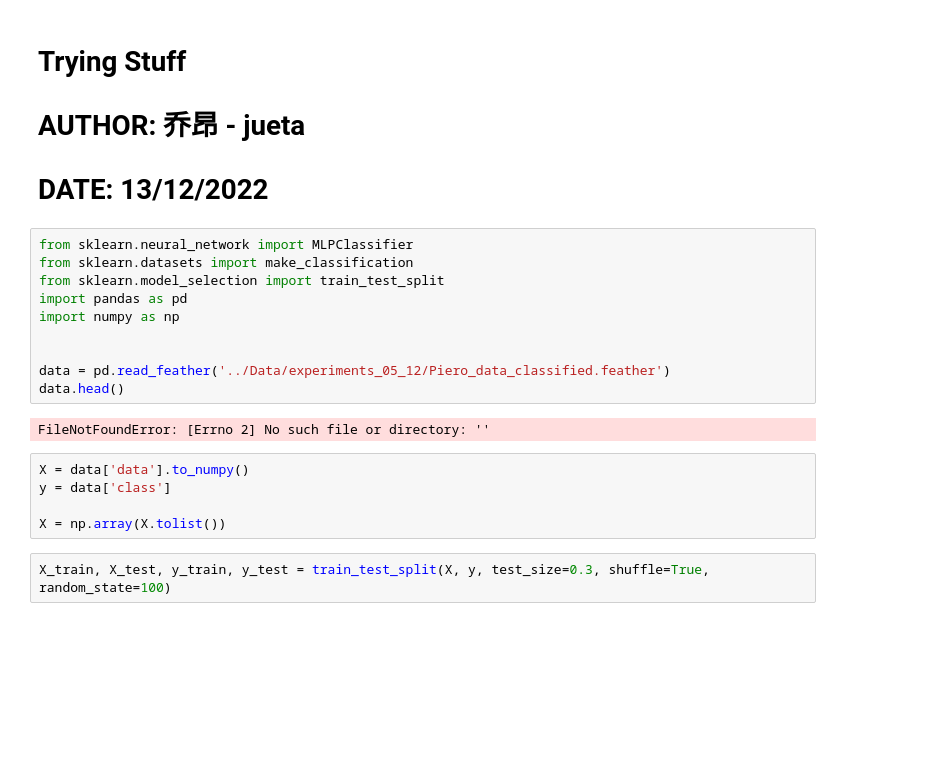
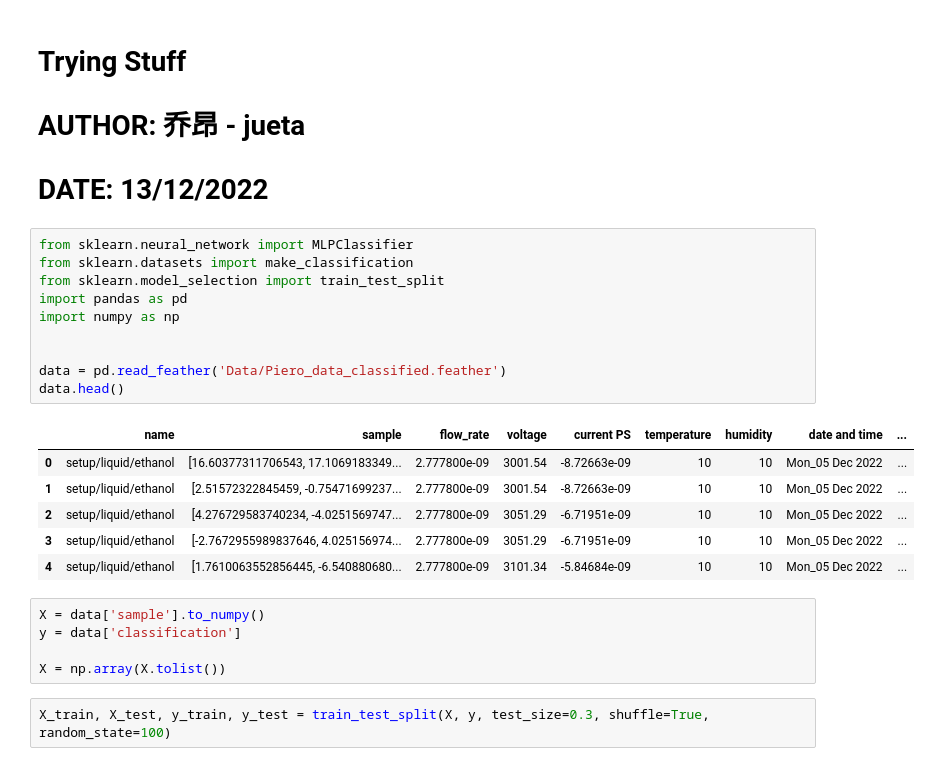
Before and after one commit to kgmuzungu/EHDA_library, a Jupyter notebook: data_analysis/neuralNetworks.ipynb, the cells around one changed output. Drawn from its saved outputs; the diff is of its cells as text; blank space fills up the shorter version.

```diff
--- a/data_analysis/neuralNetworks.ipynb
+++ b/data_analysis/neuralNetworks.ipynb
@@ -6,18 +6,23 @@
 # %%
 from sklearn.neural_network import MLPClassifier
 from sklearn.datasets import make_classification
 from sklearn.model_selection import train_test_split
 import pandas as pd
 import numpy as np
 
 
-data = pd.read_feather('../Data/experiments_05_12/Piero_data_classified.feather')
+data = pd.read_feather('Data/Piero_data_classified.feather')
 data.head()
 # %% [output]
-FileNotFoundError: [Errno 2] No such file or directory: ''
+|  | name | sample | flow_rate | voltage | current PS | temperature | humidity | date and time | ... |
+| 0 | setup/liquid/ethanol | [16.60377311706543, 17.1069183349... | 2.777800e-09 | 3001.54 | -8.72663e-09 | 10 | 10 | Mon_05 Dec 2022 | ... |
+| 1 | setup/liquid/ethanol | [2.51572322845459, -0.75471699237... | 2.777800e-09 | 3001.54 | -8.72663e-09 | 10 | 10 | Mon_05 Dec 2022 | ... |
+| 2 | setup/liquid/ethanol | [4.276729583740234, -4.0251569747... | 2.777800e-09 | 3051.29 | -6.71951e-09 | 10 | 10 | Mon_05 Dec 2022 | ... |
+| 3 | setup/liquid/ethanol | [-2.7672955989837646, 4.025156974... | 2.777800e-09 | 3051.29 | -6.71951e-09 | 10 | 10 | Mon_05 Dec 2022 | ... |
+| 4 | setup/liquid/ethanol | [1.7610063552856445, -6.540880680... | 2.777800e-09 | 3101.34 | -5.84684e-09 | 10 | 10 | Mon_05 Dec 2022 | ... |
 # %%
-X = data['data'].to_numpy()
-y = data['class']
+X = data['sample'].to_numpy()
+y = data['classification']
 
 X = np.array(X.tolist())
 # %%
```
Also changed, not shown: parts of 4 cells of this notebook, 4 other files.
